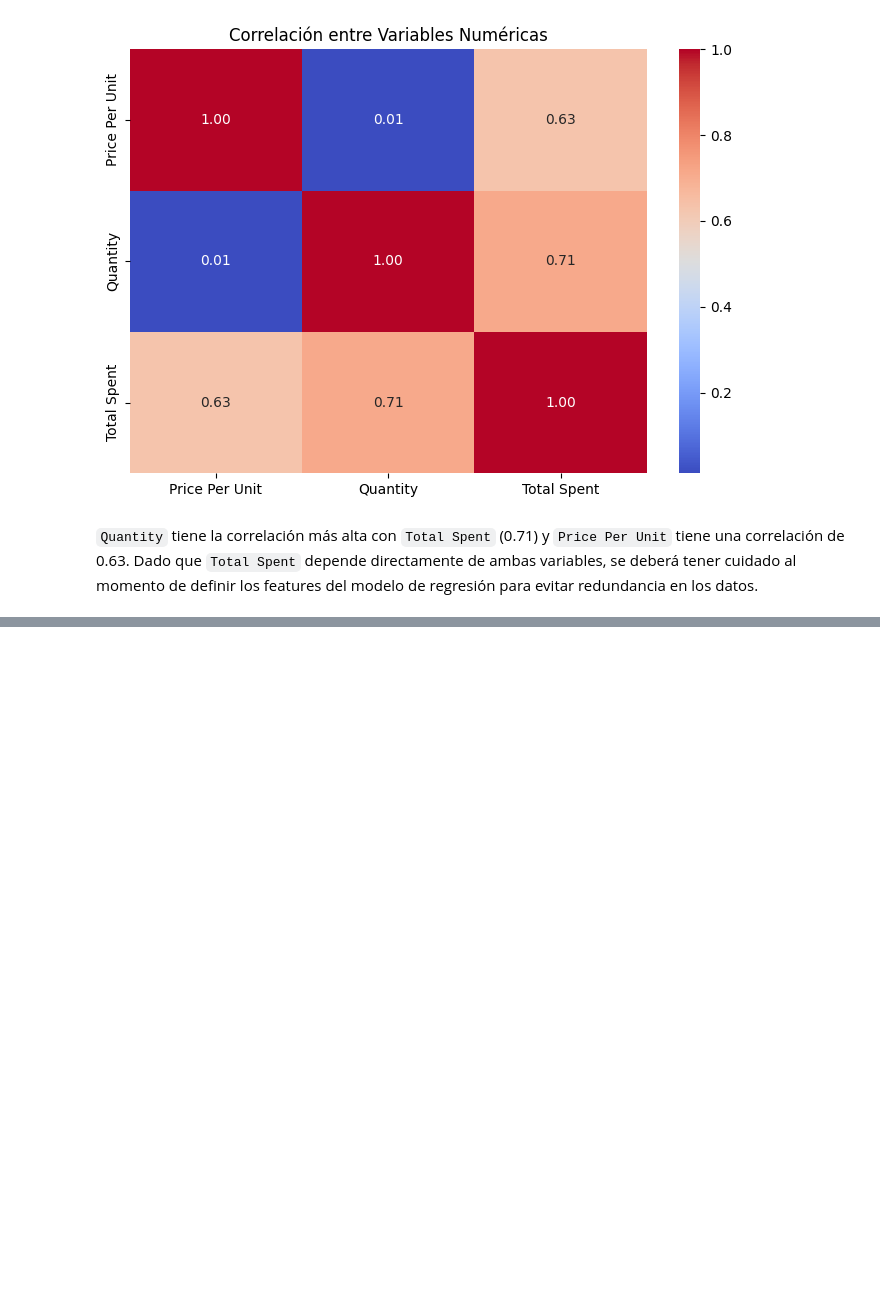
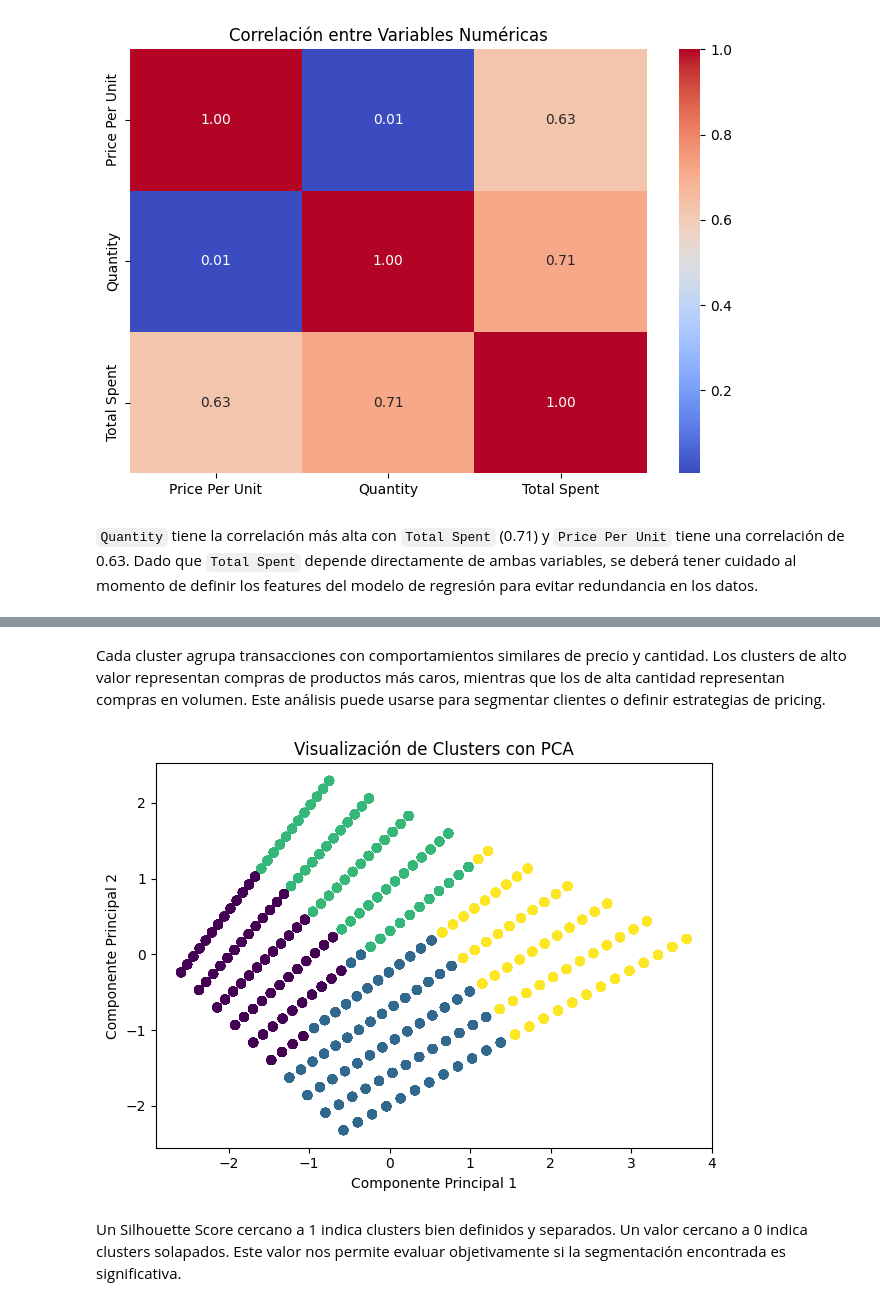
Before and after one commit to igcondor/SCY1101_Analisis_Semestral_2026, a Jupyter notebook: notebooks/01_analisis_exploratorio.ipynb, the cells around one changed output, grey strips where cells are left out. Cells and saved outputs as stored; diff of their text form; code cells hidden in the pictures; blank space fills up the shorter version.

```diff
--- a/notebooks/01_analisis_exploratorio.ipynb
+++ b/notebooks/01_analisis_exploratorio.ipynb
@@ -523,0 +594,22 @@ de regresión para evitar redundancia en los datos.
+# %% [markdown]
+Cada cluster agrupa transacciones con comportamientos similares de precio y cantidad.
+Los clusters de alto valor representan compras de productos más caros,
+mientras que los de alta cantidad representan compras en volumen.
+Este análisis puede usarse para segmentar clientes o definir estrategias de pricing.
+# %%
+# Visualización de clusters con PCA (reducción a 2 dimensiones)
+pca = PCA(n_components=2)
+X_pca = pca.fit_transform(X_scaled)
+
+plt.scatter(X_pca[:, 0], X_pca[:, 1], c=clusters_real, cmap='viridis')
+plt.title("Visualización de Clusters con PCA")
+plt.xlabel("Componente Principal 1")
+plt.ylabel("Componente Principal 2")
+plt.tight_layout()
+plt.show()
+# %% [output]
+[figure, added]
+# %% [markdown]
+Un Silhouette Score cercano a 1 indica clusters bien definidos y separados.
+Un valor cercano a 0 indica clusters solapados. Este valor nos permite evaluar
+objetivamente si la segmentación encontrada es significativa.
```
Also changed, not shown: parts of 17 cells of this notebook.
